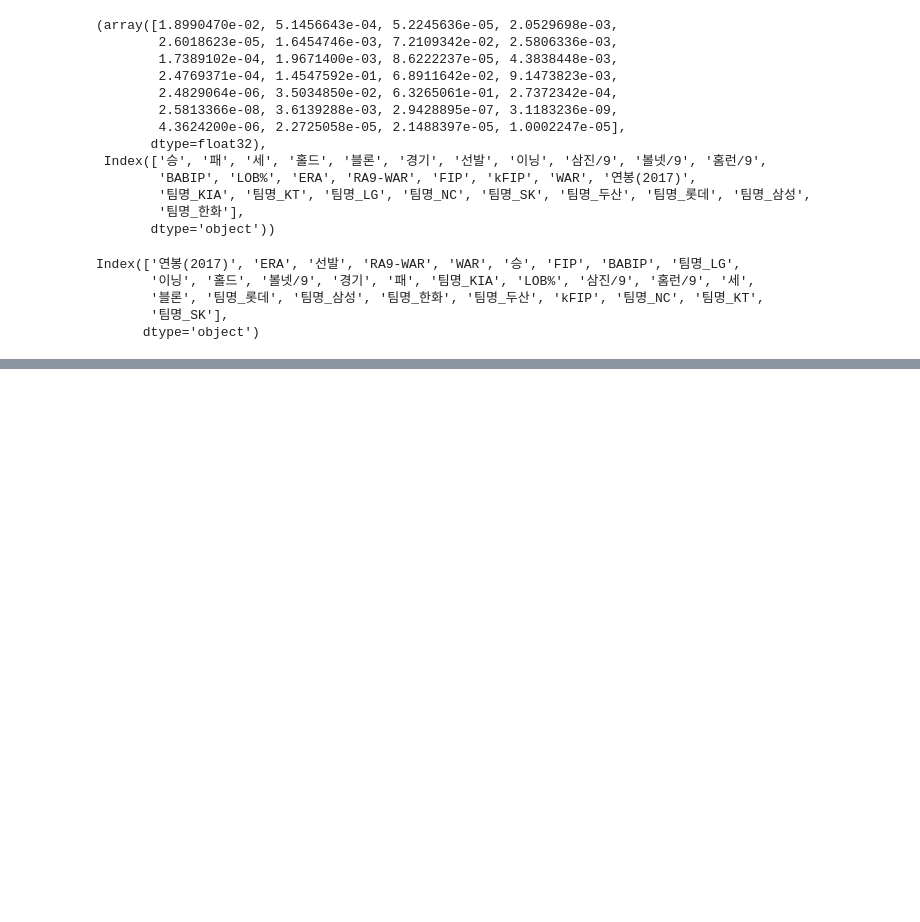
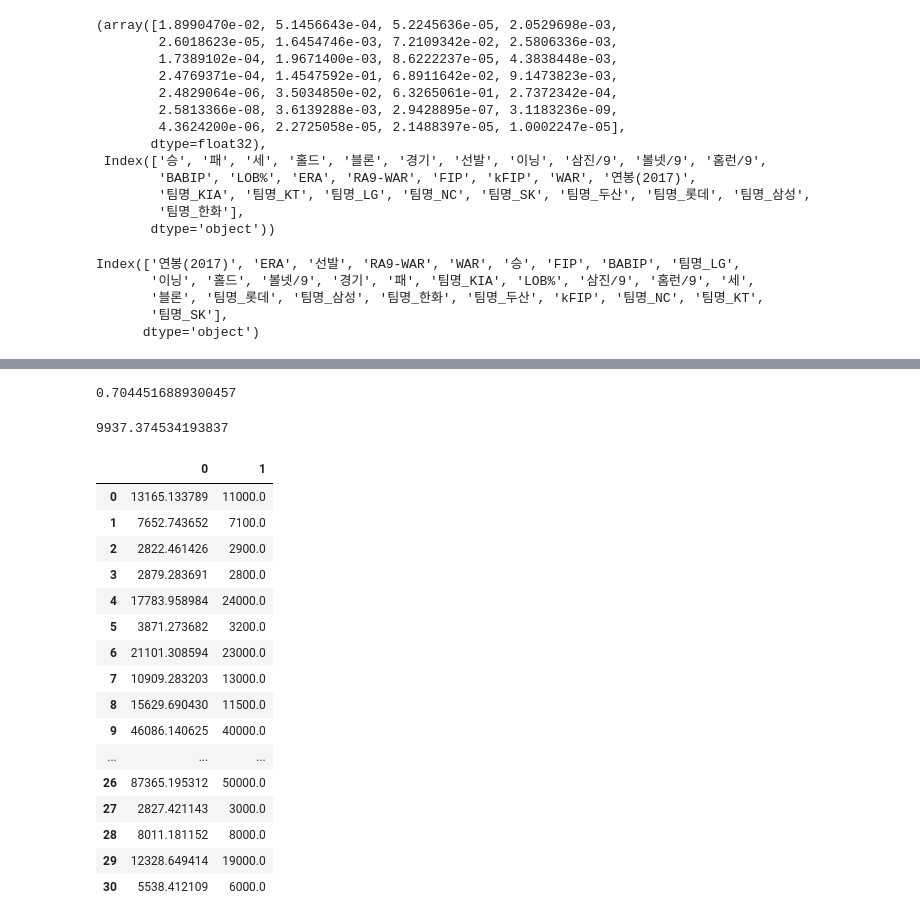
Before and after one commit to leekyuyoung202306/PYTHON, a Jupyter notebook: 12주차/[12주차]데이터분석03.ipynb, the cells around one changed output, grey strips where cells are left out. Drawn from its saved outputs; the diff is of its cells as text; code cells hidden in the pictures; blank space fills up the shorter version.

```diff
--- a/12주차/[12주차]데이터분석03.ipynb
+++ b/12주차/[12주차]데이터분석03.ipynb
@@ -206,0 +273,30 @@ coef = model.params.tolist()
+# %%
+model_ml.score(x_test,  y_test)
+# %% [output]
+0.7044516889300457
+# %%
+# rmse
+from sklearn.metrics import mean_squared_error
+np.sqrt(mean_squared_error(y_test, model_ml.predict(x_test)))
+# %% [output]
+9937.374534193837
+# %%
+pd.DataFrame( [model_ml.predict(x_test),y_test]).T
+# %% [output]
+|  | 0 | 1 |
+| 0 | 13165.133789 | 11000.0 |
+| 1 | 7652.743652 | 7100.0 |
+| 2 | 2822.461426 | 2900.0 |
+| 3 | 2879.283691 | 2800.0 |
+| 4 | 17783.958984 | 24000.0 |
+| 5 | 3871.273682 | 3200.0 |
+| 6 | 21101.308594 | 23000.0 |
+| 7 | 10909.283203 | 13000.0 |
+| 8 | 15629.690430 | 11500.0 |
+| 9 | 46086.140625 | 40000.0 |
+| ... | ... | ... |
+| 26 | 87365.195312 | 50000.0 |
+| 27 | 2827.421143 | 3000.0 |
+| 28 | 8011.181152 | 8000.0 |
+| 29 | 12328.649414 | 19000.0 |
+| 30 | 5538.412109 | 6000.0 |
```
Also changed, not shown: parts of 15 cells of this notebook.
